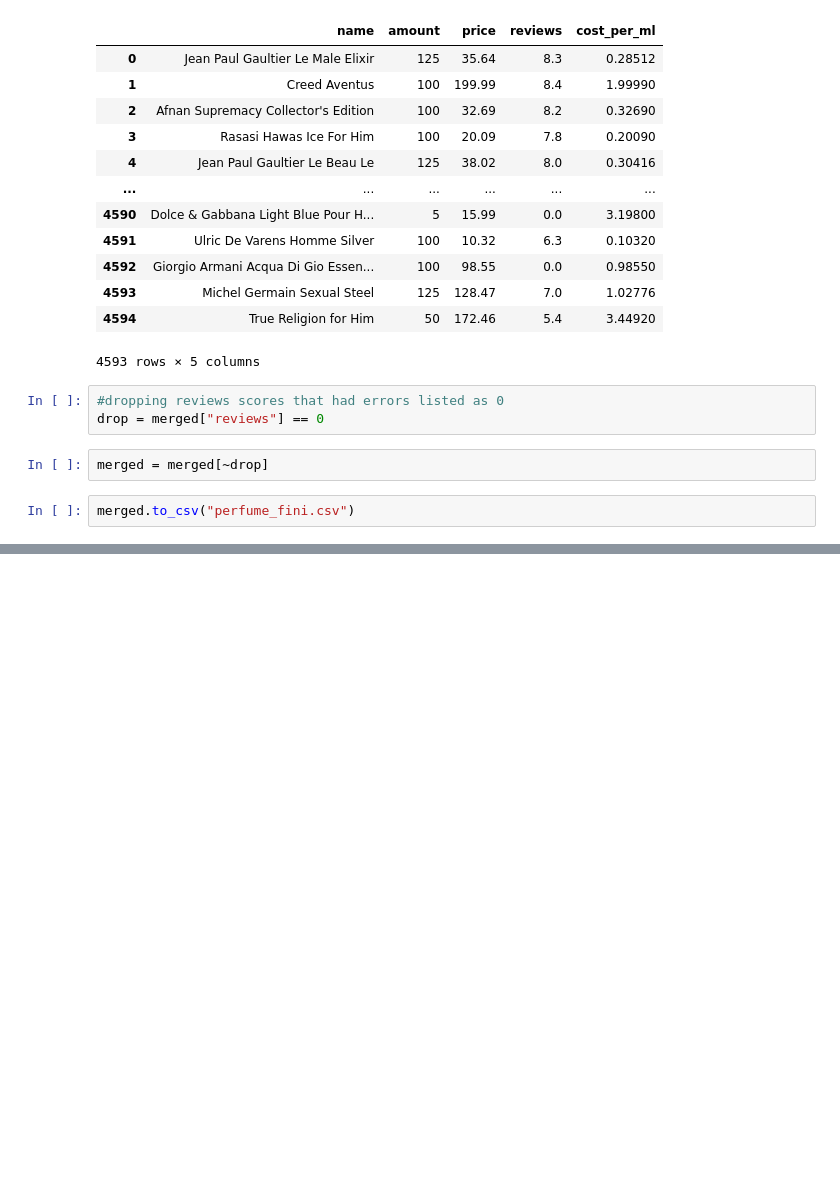
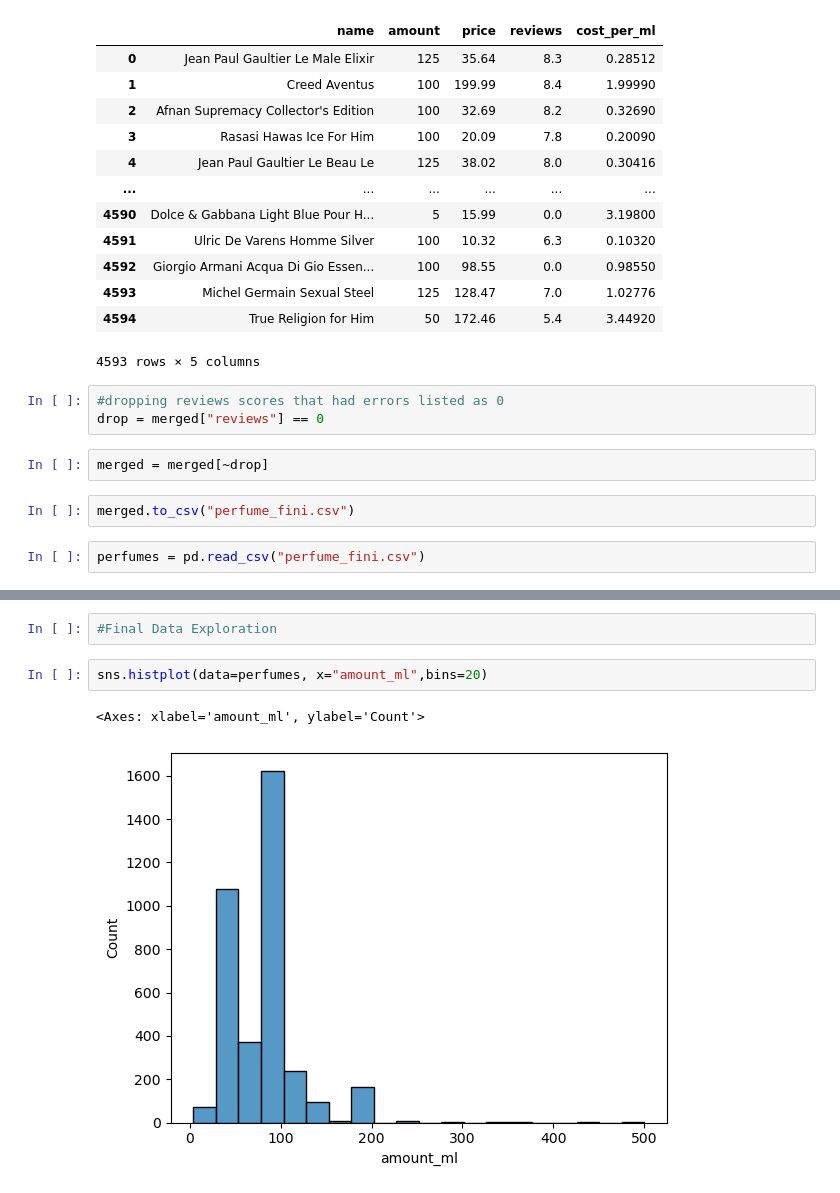
Before and after one commit to BrendanBirdfield/Perfume-Review-Price-Analysis, a Jupyter notebook: perfume_price_review.ipynb, the cells around one changed output, grey strips where cells are left out. Saved outputs shown, nothing was run; the diff lists cells and outputs as text; blank space fills up the shorter version.

```diff
--- a/perfume_price_review.ipynb
+++ b/perfume_price_review.ipynb
@@ -663,3 +663,5 @@ drop = merged["reviews"] == 0
 merged = merged[~drop]
 # %%
 merged.to_csv("perfume_fini.csv")
+# %%
+perfumes = pd.read_csv("perfume_fini.csv")
@@ -665,0 +704,7 @@ merged.to_csv("perfume_fini.csv")
+# %%
+#Final Data Exploration
+# %%
+sns.histplot(data=perfumes, x="amount_ml",bins=20)
+# %% [output]
+<Axes: xlabel='amount_ml', ylabel='Count'>
+[figure, added]
```
Also changed, not shown: parts of 24 cells of this notebook, 1 other file.
